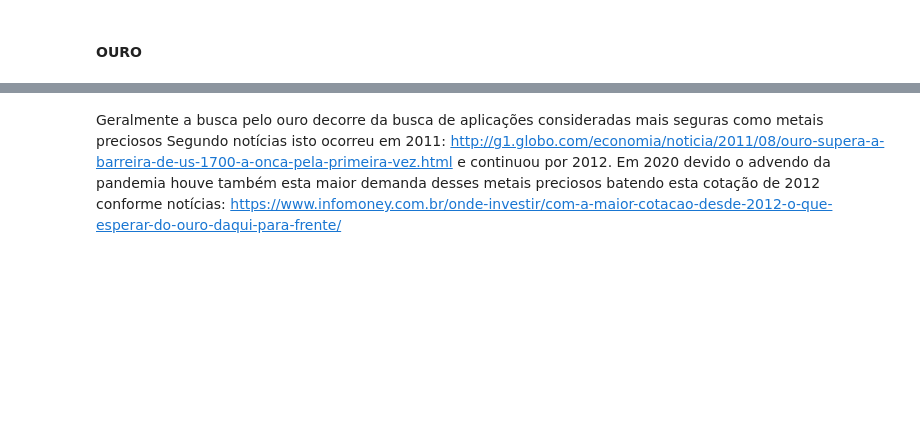
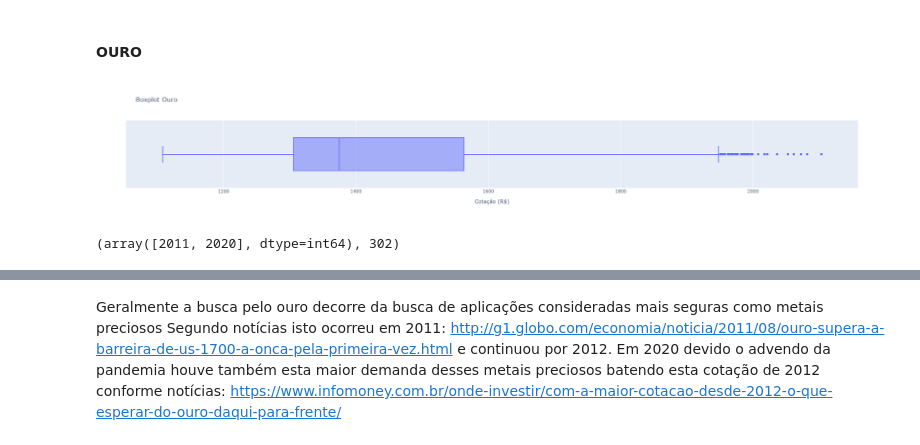
Before and after one commit to rafaelsoaresmelero/MBA_PUC, a Jupyter notebook: source/TCC MBA PUC.ipynb, the cells around one changed output, grey strips where cells are left out. Cells and saved outputs as stored; diff of their text form; code cells hidden in the pictures; blank space fills up the shorter version.

```diff
--- a/source/TCC MBA PUC.ipynb
+++ b/source/TCC MBA PUC.ipynb
@@ -490,7 +602,13 @@ df.query("BOVESPA_VOLUME > 0.75e+07 | BOVESPA_VOLUME < 0.25e+07").index
 # %% [markdown]
 #### OURO
 # %%
-sns.boxplot(x=df["OURO"])
+fig = px.box(df, x="OURO", title="Boxplot Ouro")
+fig.update_layout(showlegend=True, xaxis_title="Cotação (R$)")
+fig.show()
+# %% [output]
+[figure, added]
 # %%
 #Encontramos mais 320 pregões espalhados por 3 anos
-np.unique(df.query("OURO > 1700").index.year), np.count_nonzero(np.unique(df.query("OURO > 1700").index.date))
+np.unique(df.query("OURO > 1800").index.year), np.count_nonzero(np.unique(df.query("OURO > 1700").index.date))
+# %% [output]
+(array([2011, 2020], dtype=int64), 302)
```
Also changed, not shown: parts of 66 cells of this notebook, 1 other file.
